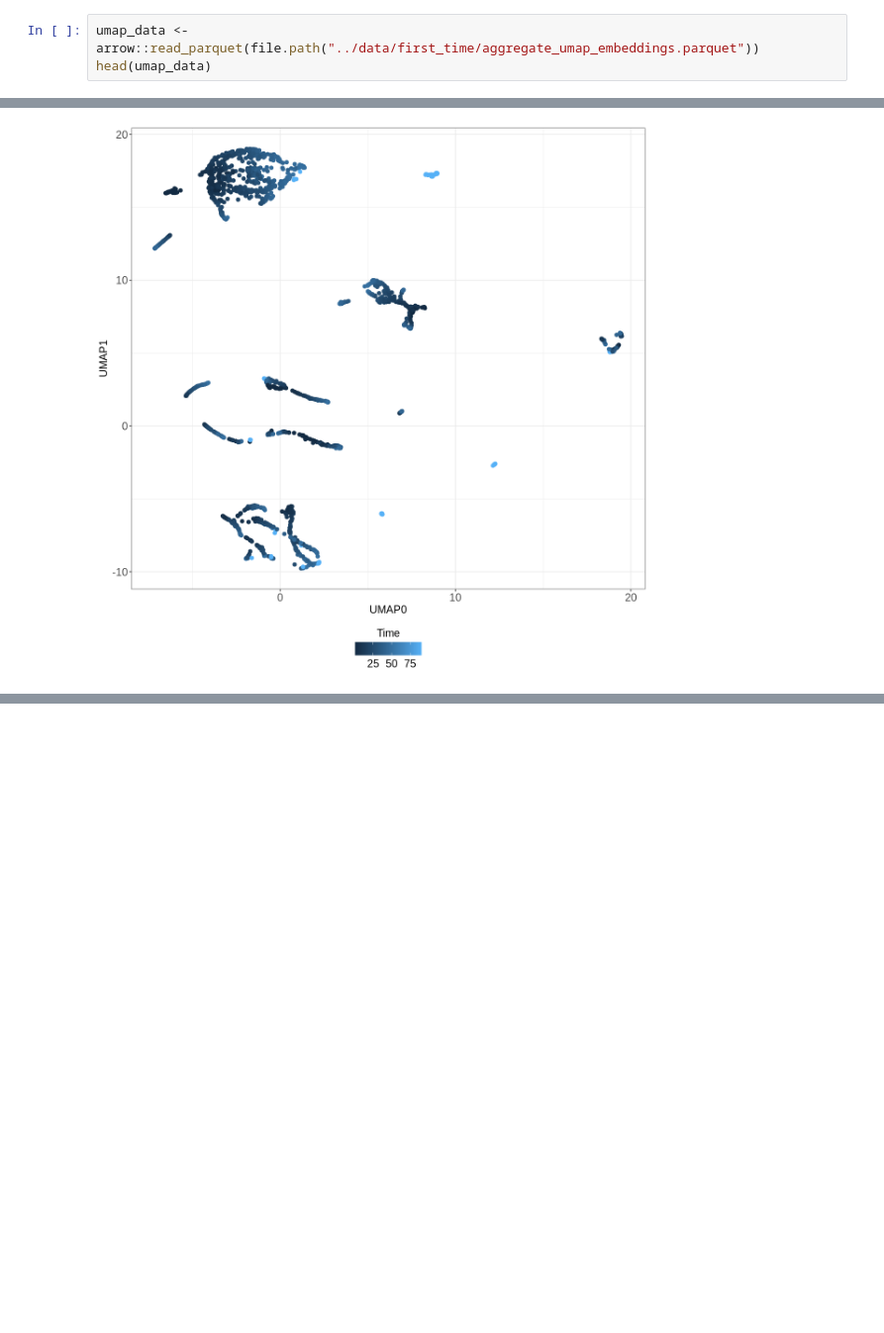
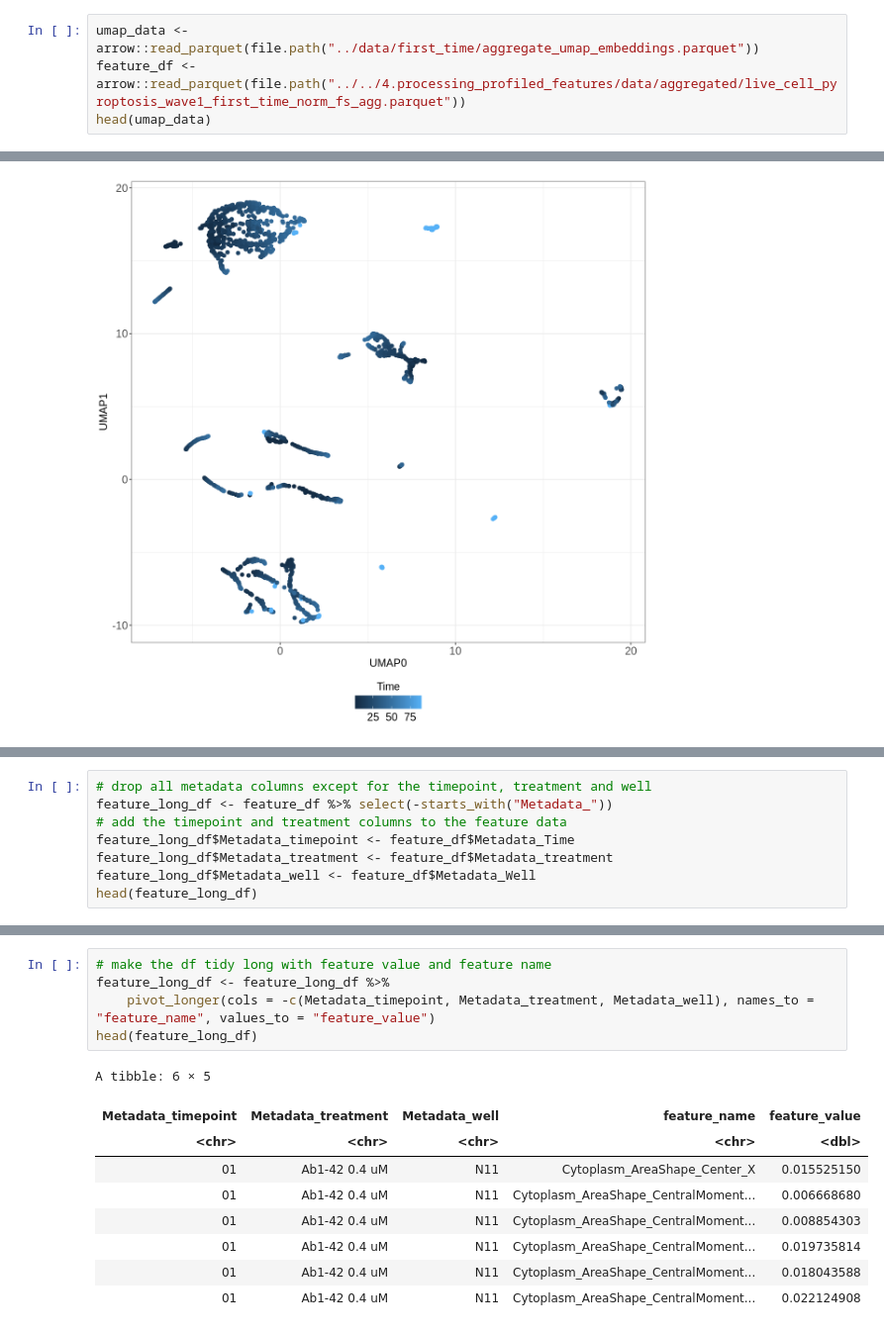
Before and after one commit to MikeLippincott/pyroptosis_live-cell_timelapse, a Jupyter notebook: Wave1_data/5.exploratory_data_analysis/notebooks/6.bulk_analysis.ipynb, the cells around one changed output, grey strips where cells are left out. Shown: that part at 99% size. Drawn from its saved outputs; the diff is of its cells as text; blank space fills up the shorter version.

```diff
--- a/Wave1_data/5.exploratory_data_analysis/notebooks/6.bulk_analysis.ipynb
+++ b/Wave1_data/5.exploratory_data_analysis/notebooks/6.bulk_analysis.ipynb
@@ -18,6 +18,7 @@ The following objects are masked from ‘package:base’:
     intersect, setdiff, setequal, union
 # %%
 umap_data <- arrow::read_parquet(file.path("../data/first_time/aggregate_umap_embeddings.parquet"))
+feature_df <- arrow::read_parquet(file.path("../../4.processing_profiled_features/data/aggregated/live_cell_pyroptosis_wave1_first_time_norm_fs_agg.parquet"))
 head(umap_data)
 # %% [output]
 A tibble: 6 × 12
@@ -282,0 +305,8 @@ png
+# %%
+# drop all metadata columns except for the timepoint, treatment and well
+feature_long_df <- feature_df %>% select(-starts_with("Metadata_"))
+# add the timepoint and treatment columns to the feature data
+feature_long_df$Metadata_timepoint <- feature_df$Metadata_Time
+feature_long_df$Metadata_treatment <- feature_df$Metadata_treatment
+feature_long_df$Metadata_well <- feature_df$Metadata_Well
+head(feature_long_df)
@@ -282,0 +323,15 @@ png
+# %%
+# make the df tidy long with feature value and feature name
+feature_long_df <- feature_long_df %>%
+    pivot_longer(cols = -c(Metadata_timepoint, Metadata_treatment, Metadata_well), names_to = "feature_name", values_to = "feature_value")
+head(feature_long_df)
+# %% [output]
+A tibble: 6 × 5
+| Metadata_timepoint | Metadata_treatment | Metadata_well | feature_name | feature_value |
+| <chr> | <chr> | <chr> | <chr> | <dbl> |
+| 01 | Ab1-42 0.4 uM | N11 | Cytoplasm_AreaShape_Center_X | 0.015525150 |
+| 01 | Ab1-42 0.4 uM | N11 | Cytoplasm_AreaShape_CentralMoment... | 0.006668680 |
+| 01 | Ab1-42 0.4 uM | N11 | Cytoplasm_AreaShape_CentralMoment... | 0.008854303 |
+| 01 | Ab1-42 0.4 uM | N11 | Cytoplasm_AreaShape_CentralMoment... | 0.019735814 |
+| 01 | Ab1-42 0.4 uM | N11 | Cytoplasm_AreaShape_CentralMoment... | 0.018043588 |
+| 01 | Ab1-42 0.4 uM | N11 | Cytoplasm_AreaShape_CentralMoment... | 0.022124908 |
```
Also changed, not shown: parts of 5 cells of this notebook, 21 other files.
